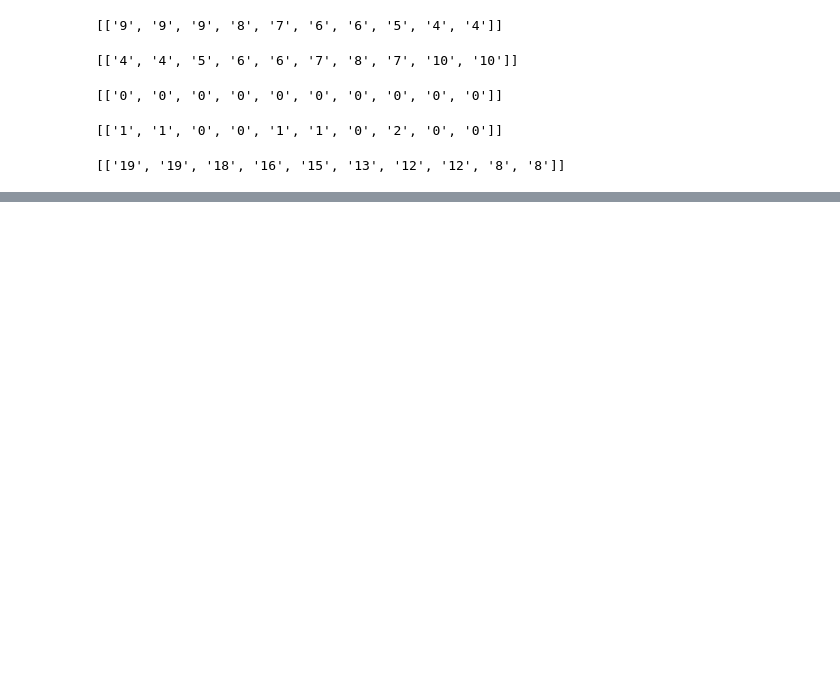
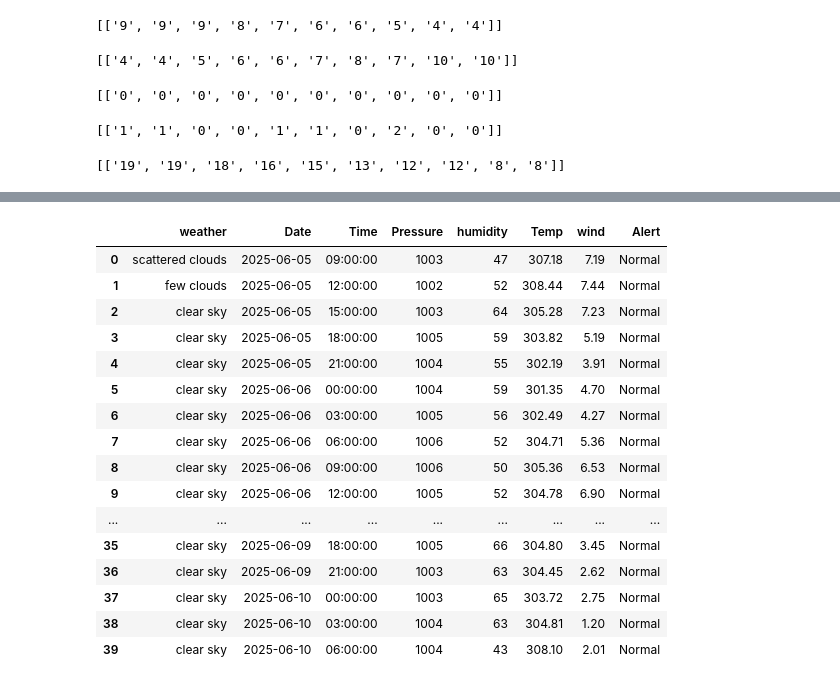
Before and after one commit to YashviD15/SEM-4-Python-2, a Jupyter notebook: T3.ipynb, the cells around one changed output, grey strips where cells are left out. Saved outputs shown, nothing was run; the diff lists cells and outputs as text; code cells hidden in the pictures; blank space fills up the shorter version.

```diff
--- a/T3.ipynb
+++ b/T3.ipynb
@@ -282,0 +541,5 @@ Pts
+# %%
+import pandas as pd
+Hii={"temp":a,"feels_like":b,"temp_min":c,"temp_max":d,"pressure":e,"humidity":f,"sea_level":g,"grnd_level":h}
+p=pd.DataFrame(Hii,index=[1])
+p
@@ -282,0 +596,9 @@ Pts
+# %%
+import requests,json
+lat=25.2048
+lon=55.2708
+API_key="81c148fded66cf6945b9fe227e878f6e"
+z=f"https://api.openweathermap.org/data/2.5/forecast?lat={lat}&lon={lon}&appid={API_key}"
+data=requests.get(z)
+new=data.json()
+print(json.dumps(new,indent=5))
@@ -282,0 +623,22 @@ Pts
+# %%
+time=[]
+hum=[]
+date=[]
+press=[]
+temp=[]
+weatt=[]
+wind=[]
+al=[]
+for i in range(40):
+    weatt.append(new["list"][i]["weather"][0]["description"])
+    time.append(new["list"][i]["dt_txt"].split(" ")[1])
+    date.append(new["list"][i]["dt_txt"].split(" ")[0])
+    press.append(new["list"][i]["main"]["pressure"])
+    temp.append(new["list"][i]["main"]["temp"])
+    hum.append(new["list"][i]["main"]["humidity"])
+    if(p>3):
+        al.append("Red")
+    else:
+        al.append("Normal ")
+    wind.append(new["list"][i]["wind"]["speed"])
+wind
@@ -282,0 +663,25 @@ Pts
+# %%
+
+import numpy as np
+import pandas as pd
+data1={"weather":weatt,"Date":date,"Time":time,"Pressure":press,"humidity":hum,"Temp":temp,"wind":wind,"Alert":al}
+dj=pd.DataFrame(data1)
+dj
+# %% [output]
+|  | weather | Date | Time | Pressure | humidity | Temp | wind | Alert |
+| 0 | scattered clouds | 2025-06-05 | 09:00:00 | 1003 | 47 | 307.18 | 7.19 | Normal |
+| 1 | few clouds | 2025-06-05 | 12:00:00 | 1002 | 52 | 308.44 | 7.44 | Normal |
+| 2 | clear sky | 2025-06-05 | 15:00:00 | 1003 | 64 | 305.28 | 7.23 | Normal |
+| 3 | clear sky | 2025-06-05 | 18:00:00 | 1005 | 59 | 303.82 | 5.19 | Normal |
+| 4 | clear sky | 2025-06-05 | 21:00:00 | 1004 | 55 | 302.19 | 3.91 | Normal |
+| 5 | clear sky | 2025-06-06 | 00:00:00 | 1004 | 59 | 301.35 | 4.70 | Normal |
+| 6 | clear sky | 2025-06-06 | 03:00:00 | 1005 | 56 | 302.49 | 4.27 | Normal |
+| 7 | clear sky | 2025-06-06 | 06:00:00 | 1006 | 52 | 304.71 | 5.36 | Normal |
+| 8 | clear sky | 2025-06-06 | 09:00:00 | 1006 | 50 | 305.36 | 6.53 | Normal |
+| 9 | clear sky | 2025-06-06 | 12:00:00 | 1005 | 52 | 304.78 | 6.90 | Normal |
+| ... | ... | ... | ... | ... | ... | ... | ... | ... |
+| 35 | clear sky | 2025-06-09 | 18:00:00 | 1005 | 66 | 304.80 | 3.45 | Normal |
+| 36 | clear sky | 2025-06-09 | 21:00:00 | 1003 | 63 | 304.45 | 2.62 | Normal |
+| 37 | clear sky | 2025-06-10 | 00:00:00 | 1003 | 65 | 303.72 | 2.75 | Normal |
+| 38 | clear sky | 2025-06-10 | 03:00:00 | 1004 | 63 | 304.81 | 1.20 | Normal |
+| 39 | clear sky | 2025-06-10 | 06:00:00 | 1004 | 43 | 308.10 | 2.01 | Normal |
```
Also changed, not shown: parts of 24 cells of this notebook, 15 other files.
